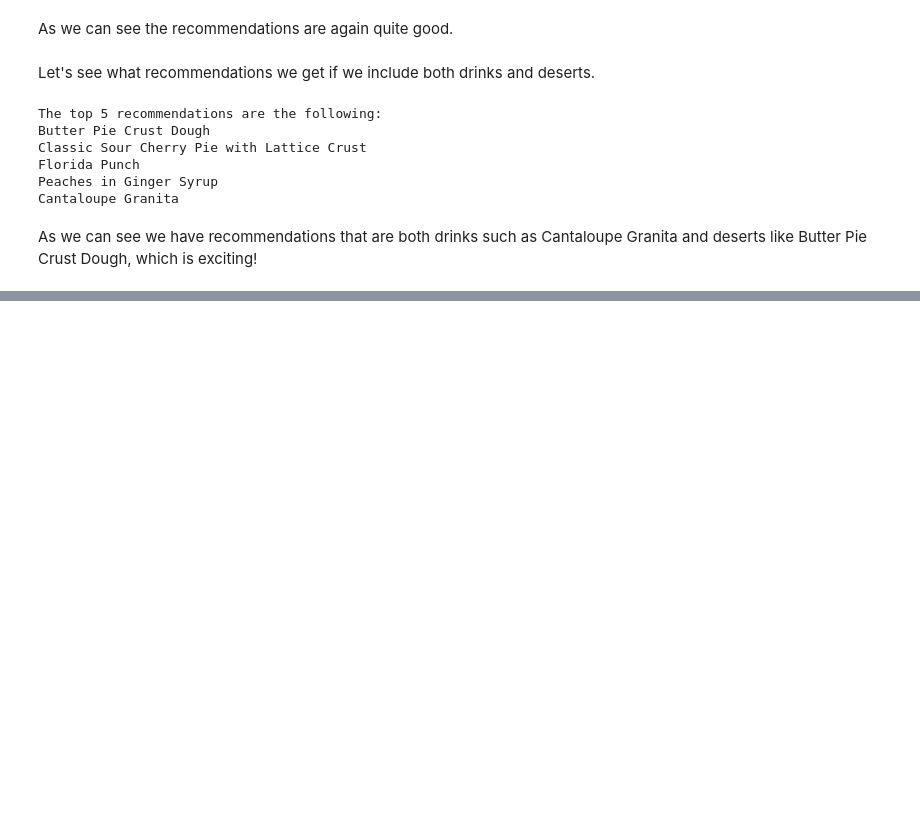
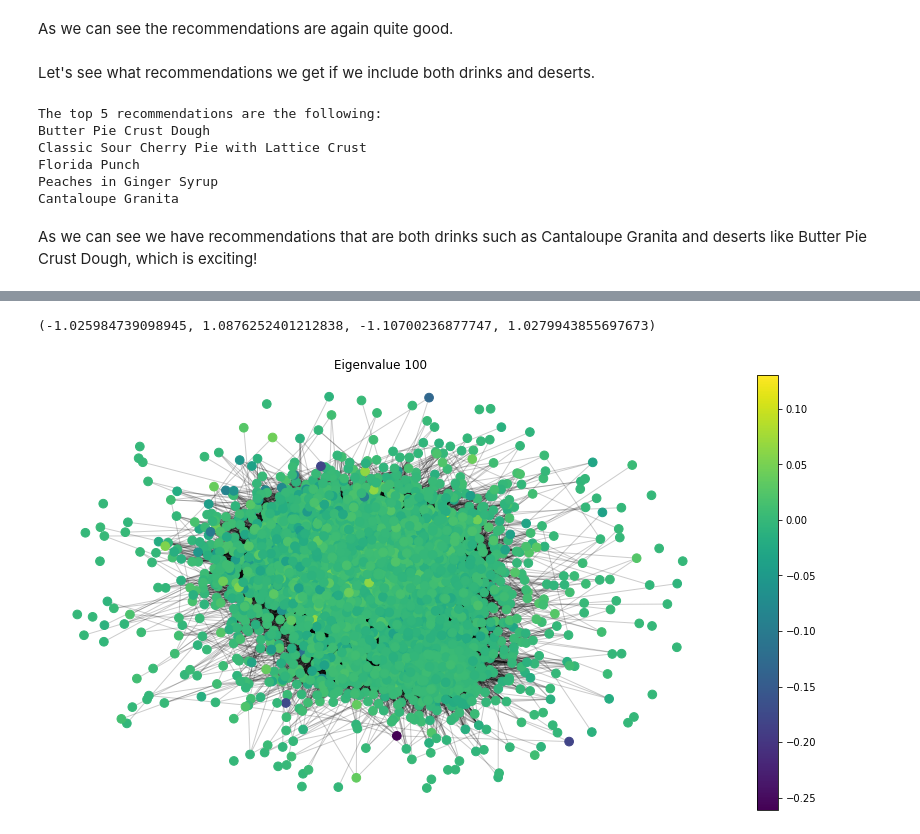
Before and after one commit to Davit98/NTDS-Project, a Jupyter notebook: Data Exploitation.ipynb, the cells around one changed output, grey strips where cells are left out. Drawn from its saved outputs; the diff is of its cells as text; code cells hidden in the pictures; blank space fills up the shorter version.

```diff
--- a/Data Exploitation.ipynb
+++ b/Data Exploitation.ipynb
@@ -440,0 +604,11 @@ plt.show()
+# %%
+plt.figure(figsize=(15,8))
+plt.title('Eigenvalue 100')
+pos = nx.spring_layout(graph, k=0.1)
+ec = nx.draw_networkx_edges(graph, pos, alpha=0.2)
+nc = nx.draw_networkx_nodes(graph, pos, nodelist=graph.nodes(), node_color=U[:,100], node_shape='.')
+plt.colorbar(nc)
+plt.axis('off')
+# %% [output]
+(-1.025984739098945, 1.0876252401212838, -1.10700236877747, 1.0279943855697673)
+[figure, added]
```
Also changed, not shown: parts of 61 cells of this notebook.
